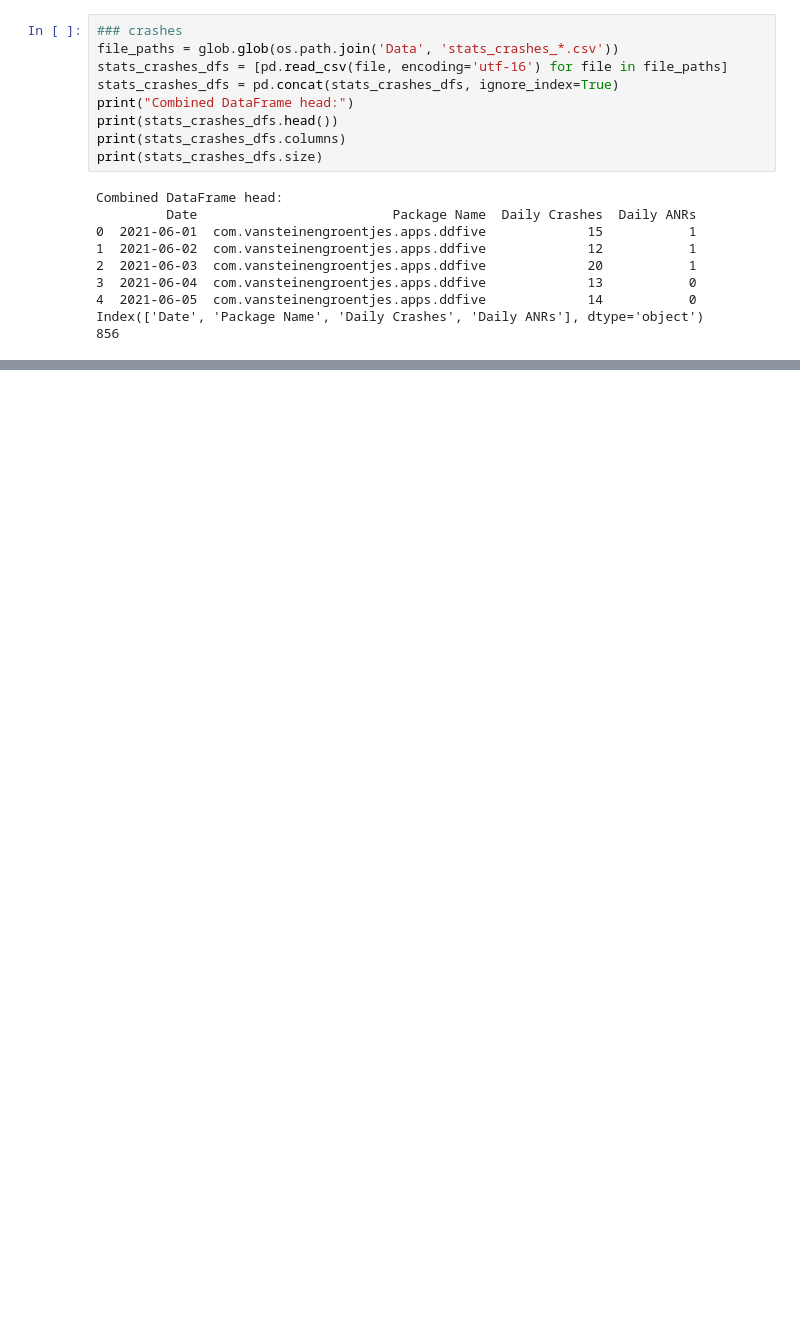
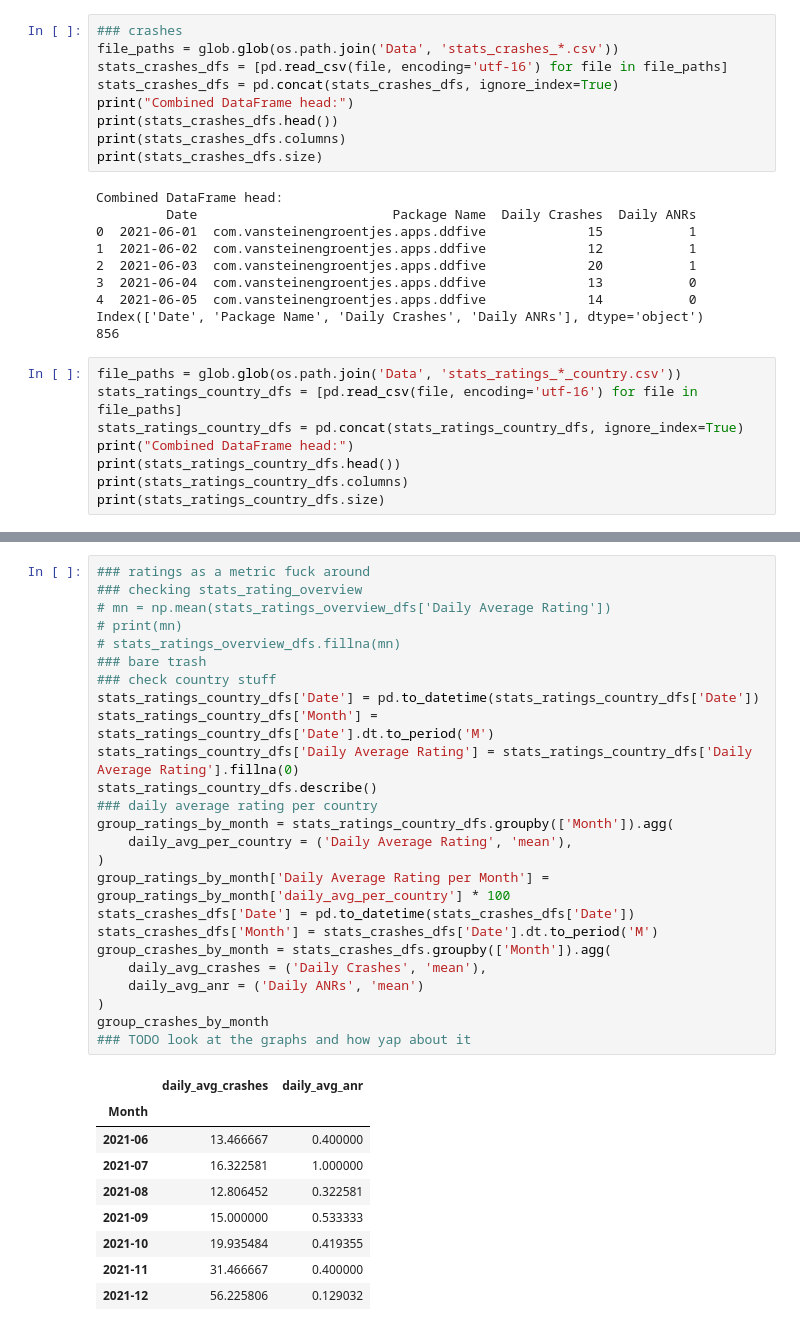
Before and after one commit to poparares6/Visual-Analytics, a Jupyter notebook: Visual Analytics/Visual Analytics.ipynb, the cells around one changed output, grey strips where cells are left out. Cells and saved outputs as stored; diff of their text form; blank space fills up the shorter version.

Commit message:
some work on crashes and ratings

```diff
--- a/Visual Analytics/Visual Analytics.ipynb
+++ b/Visual Analytics/Visual Analytics.ipynb
@@ -145,3 +145,11 @@ Combined DataFrame head:
 4  2021-06-05  com.vansteinengroentjes.apps.ddfive             14           0
 Index(['Date', 'Package Name', 'Daily Crashes', 'Daily ANRs'], dtype='object')
 856
+# %%
+file_paths = glob.glob(os.path.join('Data', 'stats_ratings_*_country.csv'))
+stats_ratings_country_dfs = [pd.read_csv(file, encoding='utf-16') for file in file_paths]
+stats_ratings_country_dfs = pd.concat(stats_ratings_country_dfs, ignore_index=True)
+print("Combined DataFrame head:")
+print(stats_ratings_country_dfs.head())
+print(stats_ratings_country_dfs.columns)
+print(stats_ratings_country_dfs.size)
@@ -147,0 +226,35 @@ Index(['Date', 'Package Name', 'Daily Crashes', 'Daily ANRs'], dtype='object')
+# %%
+### ratings as a metric fuck around
+### checking stats_rating_overview
+# mn = np.mean(stats_ratings_overview_dfs['Daily Average Rating'])
+# print(mn)
+# stats_ratings_overview_dfs.fillna(mn)
+### bare trash
+### check country stuff
+stats_ratings_country_dfs['Date'] = pd.to_datetime(stats_ratings_country_dfs['Date'])
+stats_ratings_country_dfs['Month'] = stats_ratings_country_dfs['Date'].dt.to_period('M')
+stats_ratings_country_dfs['Daily Average Rating'] = stats_ratings_country_dfs['Daily Average Rating'].fillna(0)
+stats_ratings_country_dfs.describe()
+### daily average rating per country
+group_ratings_by_month = stats_ratings_country_dfs.groupby(['Month']).agg(
+    daily_avg_per_country = ('Daily Average Rating', 'mean'),
+)
+group_ratings_by_month['Daily Average Rating per Month'] = group_ratings_by_month['daily_avg_per_country'] * 100
+stats_crashes_dfs['Date'] = pd.to_datetime(stats_crashes_dfs['Date'])
+stats_crashes_dfs['Month'] = stats_crashes_dfs['Date'].dt.to_period('M')
+group_crashes_by_month = stats_crashes_dfs.groupby(['Month']).agg(
+    daily_avg_crashes = ('Daily Crashes', 'mean'),
+    daily_avg_anr = ('Daily ANRs', 'mean')
+)
+group_crashes_by_month
+### TODO look at the graphs and how yap about it
+# %% [output]
+|  | daily_avg_crashes | daily_avg_anr |
+| Month |  |  |
+| 2021-06 | 13.466667 | 0.400000 |
+| 2021-07 | 16.322581 | 1.000000 |
+| 2021-08 | 12.806452 | 0.322581 |
+| 2021-09 | 15.000000 | 0.533333 |
+| 2021-10 | 19.935484 | 0.419355 |
+| 2021-11 | 31.466667 | 0.400000 |
+| 2021-12 | 56.225806 | 0.129032 |
```
Also changed, not shown: parts of 3 cells of this notebook, 1 other file.
